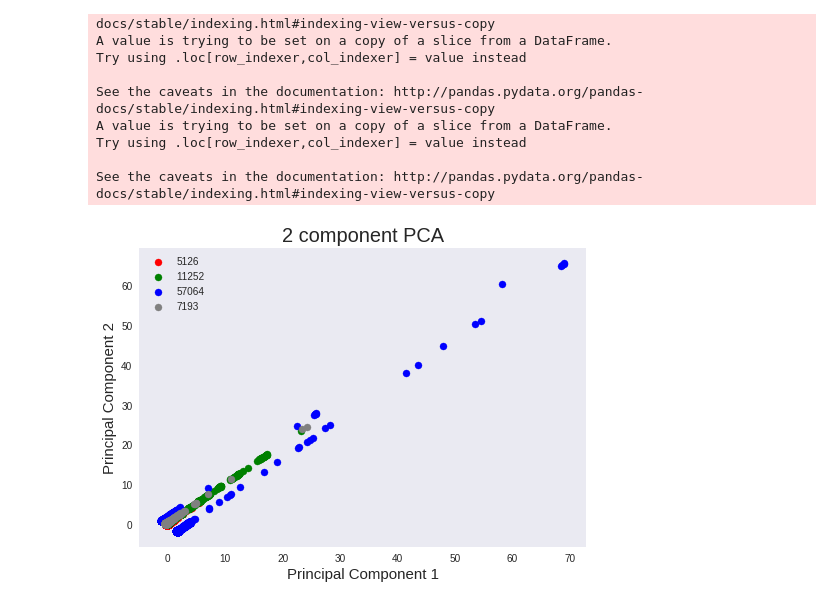
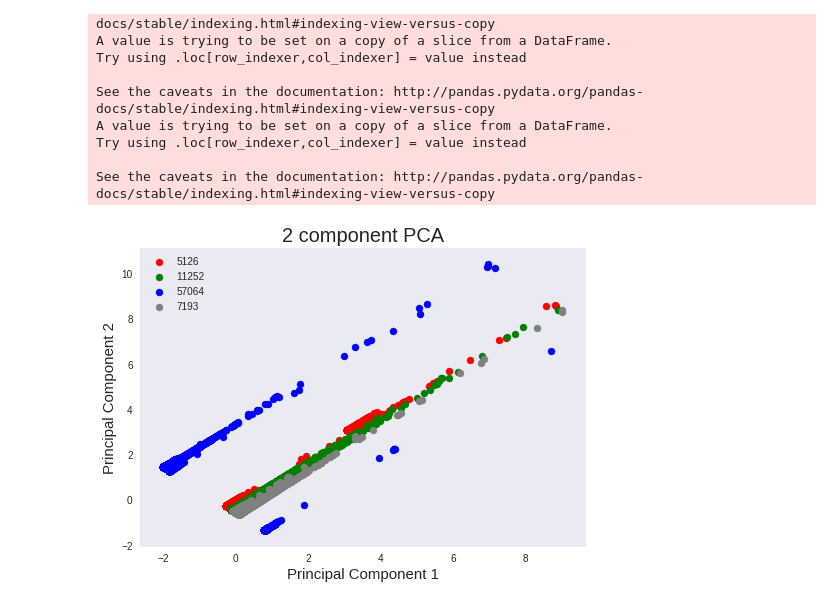
Before and after one commit to khulan8824/proxyTest, a Jupyter notebook: clientLogs.ipynb, the cells around one changed output. Saved outputs shown, nothing was run; the diff lists cells and outputs as text; code cells hidden in the pictures.

```diff
--- a/clientLogs.ipynb
+++ b/clientLogs.ipynb
@@ -85,34 +85,33 @@ from sklearn.decomposition import PCA
 
 def plot_pca(df ):
     #df.reset_index()
-    features = ['distance','start_transfer']
+    features = ['distance','download']
     x = df.loc[:, features].values
     y = df.loc[:,['proxy']].values
     x = StandardScaler().fit_transform(x)
 
     pca = PCA(n_components=2)
     principalComponents = pca.fit_transform(x)
     principalDf = pd.DataFrame(data = principalComponents
              , columns = ['pca1', 'pca2'])
     principalDf = principalDf.assign(proxy=df['proxy'].values)
     fig = plt.figure()
     ax = fig.add_subplot(1,1,1)
     ax.set_xlabel('Principal Component 1', fontsize = 15)
     ax.set_ylabel('Principal Component 2', fontsize = 15)
     ax.set_title('2 component PCA', fontsize = 20)
     targets = ['5126', '11252', '57064','7193']
     colors = ['r', 'g', 'b','Gray']
     for target, color in zip(targets,colors):
-        #if target == '7193':
         indicesToKeep = principalDf['proxy'] == target
         plt.scatter(principalDf.loc[indicesToKeep, 'pca1']
                    , principalDf.loc[indicesToKeep, 'pca2']
                    , c = color
                    , s = 50)
     ax.legend(targets)
     ax.grid()
     plt.show()
 
 plot_pca(client_data)
 # %% [output]
-[figure, old version]
+[figure, new version]
```
Also changed, not shown: parts of 1 cell of this notebook.
